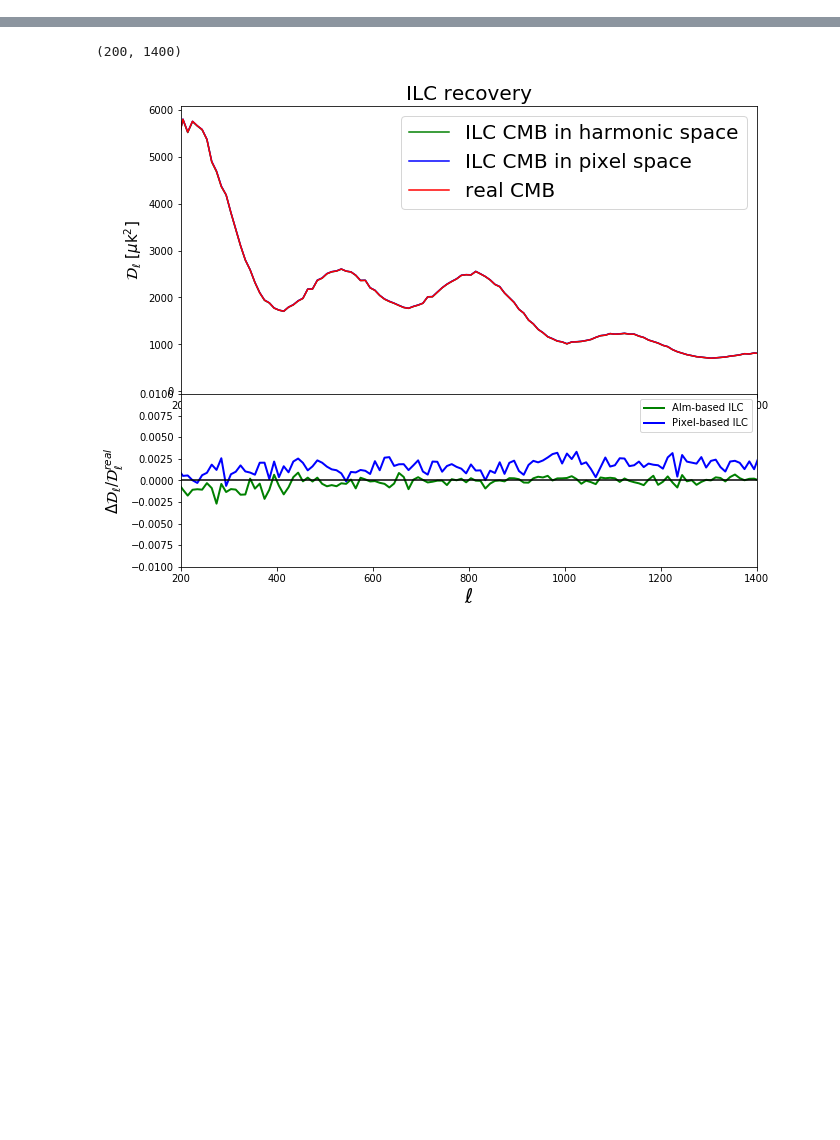
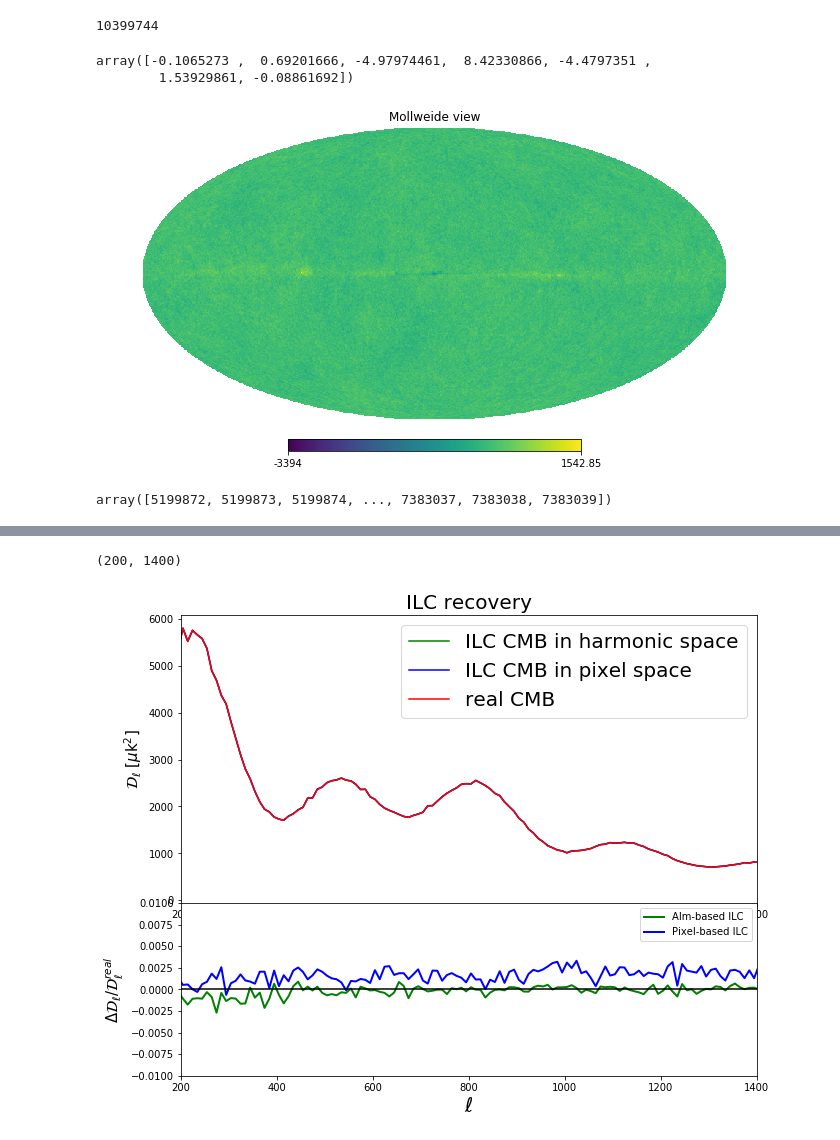
Before and after one commit to yaojian95/Ali_foreground, a Jupyter notebook: codes/ILC_pixel_space_TT.ipynb, the cells around one changed output, grey strips where cells are left out. Saved outputs shown, nothing was run; the diff lists cells and outputs as text; code cells hidden in the pictures; blank space fills up the shorter version.

```diff
--- a/codes/ILC_pixel_space_TT.ipynb
+++ b/codes/ILC_pixel_space_TT.ipynb
@@ -49,11 +55,13 @@ for i in range(Nf-1):
 # %%
 cov = np.zeros((Nf, Nf))
-
+index = np.arange(12*nside**2)
+index_mask = index[my_mask]
 for i in range(Nf):
 #     mean_i = np.mean(total_I[i])
     for j in range(Nf):
 #         mean_j = np.mean(total_I[j])
 #         for k in range(12*nside**2):
 #             cov[i,j] += (total_I[i][k] - mean_i)*(total_I[j][k] - mean_j)
-        cov[i, j] = np.dot(total_I[i] - np.mean(total_I[i]), total_I[j] - np.mean(total_I[j]))/12.0/nside**2
+#         cov[i, j] = np.dot(total_I[i] - np.mean(total_I[i]), total_I[j] - np.mean(total_I[j]))/12.0/nside**2
+        cov[i, j] = np.dot(total_I[i][index_mask] - np.mean(total_I[i][index_mask]), total_I[j][index_mask] - np.mean(total_I[j][index_mask]))/len(index_mask)
 # cov = cov/12.0/nside**2
@@ -60,8 +101,25 @@ for i in range(Nf):
+# %%
+len(index[my_mask])
+# %% [output]
+10399744
 # %%
 cov_inv = np.linalg.pinv(cov)
 # %%
 w = np.zeros(Nf)
 for i in range(Nf):
     w[i] = np.sum(cov_inv[i,:])/np.sum(cov_inv)
+# %%
+w
+# %% [output]
+array([-0.1065273 ,  0.69201666, -4.97974461,  8.42330866, -4.4797351 ,
+        1.53929861, -0.08861692])
 # %%
 cmb_ILC = np.dot(w, total_I)
+# %%
+hp.mollview(cmb_ILC)
+# %% [output]
+[figure, added]
+# %%
+index[my_mask == False]
+# %% [output]
+array([5199872, 5199873, 5199874, ..., 7383037, 7383038, 7383039])
```
Also changed, not shown: parts of 23 cells of this notebook, 1 other file.
